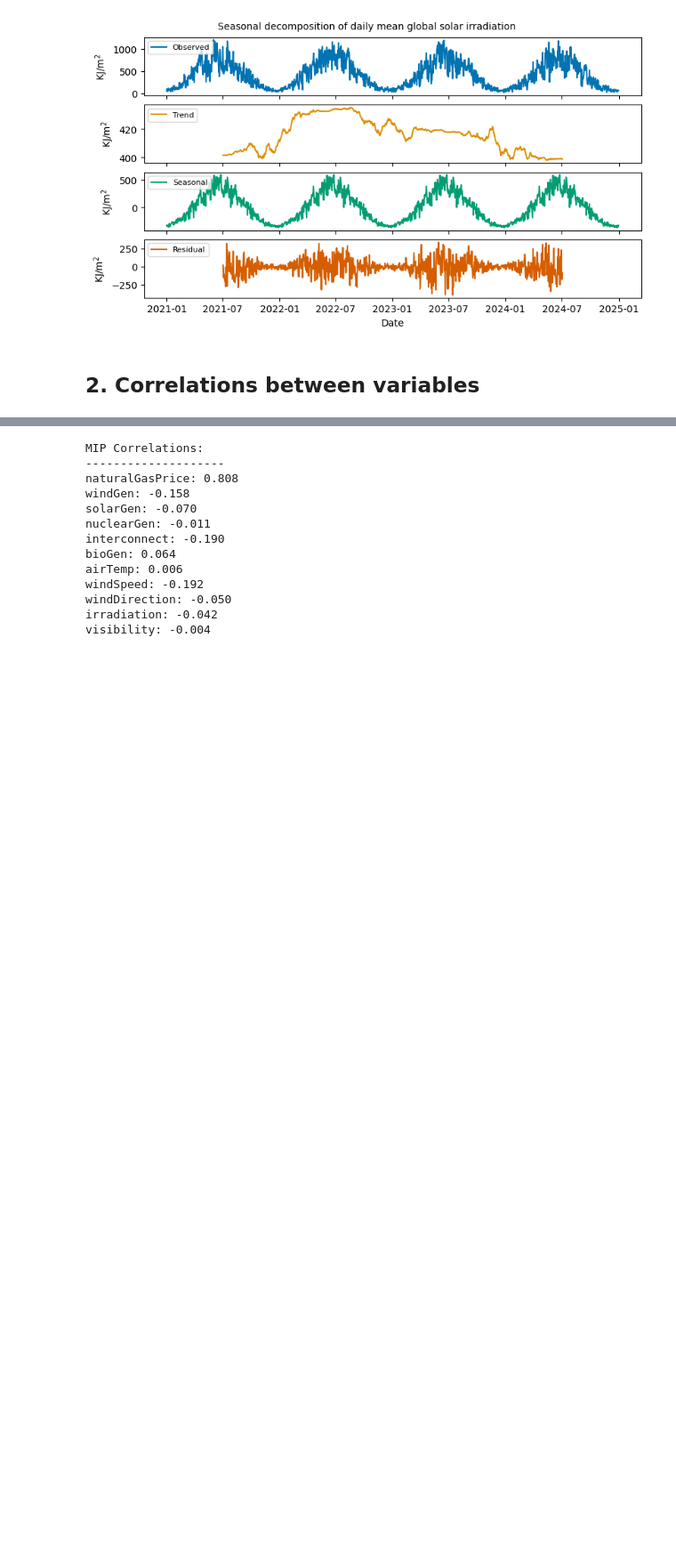
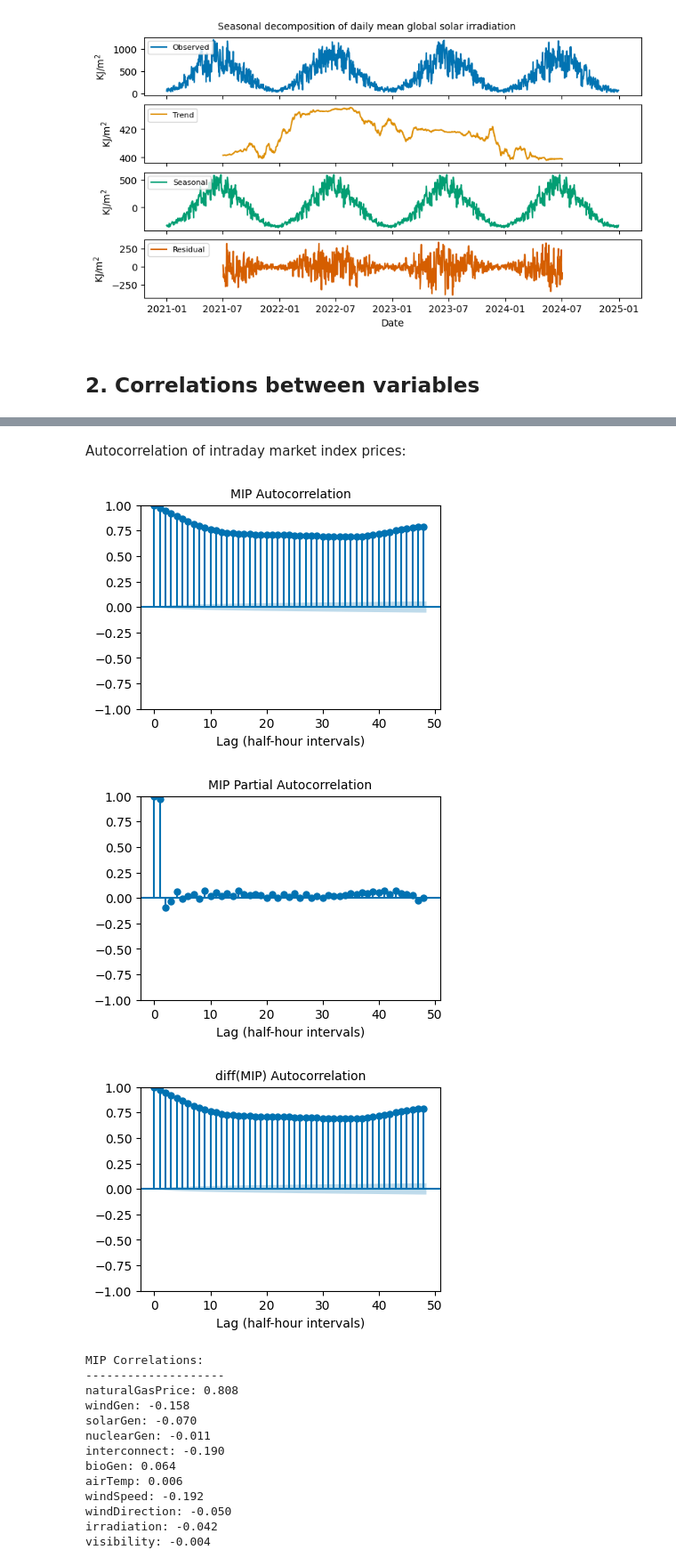
Before and after one commit to christianfenton/electricity_pricing, a Jupyter notebook: notebooks/exploratory_analysis.ipynb, the cells around one changed output, grey strips where cells are left out. Shown at 89% size. Saved outputs shown, nothing was run; the diff lists cells and outputs as text; code cells hidden in the pictures; blank space fills up the shorter version.

Commit message:
Added some more autocorrelation plots to exploratory analysis

```diff
--- a/notebooks/exploratory_analysis.ipynb
+++ b/notebooks/exploratory_analysis.ipynb
@@ -392,3 +392,35 @@ plt.show()
+# %% [markdown]
+Autocorrelation of intraday market index prices:
+# %%
+from statsmodels.graphics.tsaplots import plot_acf, plot_pacf
+
+mip = df_electricity.groupby('startTime')['marketIndexPrice'].mean()
+
+mip_diff = mip.diff()
+assert np.isnan(mip_diff.iloc[0])
+mip_diff = mip[1:]  # drop NaN at start
+
+fig, ax = plt.subplots(figsize=(4, 3), layout='constrained')
+plot_acf(mip, lags=48, ax=ax)
+ax.set_title('MIP Autocorrelation', fontsize=10)
+ax.set_xlabel('Lag (half-hour intervals)')
+plt.show()
+
+fig, ax = plt.subplots(figsize=(4, 3), layout='constrained')
+plot_pacf(mip, lags=48, ax=ax)
+ax.set_title('MIP Partial Autocorrelation', fontsize=10)
+ax.set_xlabel('Lag (half-hour intervals)')
+plt.show()
+
+fig, ax = plt.subplots(figsize=(4, 3), layout='constrained')
+plot_acf(mip_diff, lags=48, ax=ax)
+ax.set_title('diff(MIP) Autocorrelation', fontsize=10)
+ax.set_xlabel('Lag (half-hour intervals)')
+plt.show()
+# %% [output]
+[figure, added]
+[figure, added]
+[figure, added]
 # %%
 # Prepare weather data to match electricity time stamps
 df_electricity['startTime'] = pd.to_datetime(df_electricity['startTime']).dt.tz_localize(None)
```
Also changed, not shown: parts of 4 cells of this notebook.
